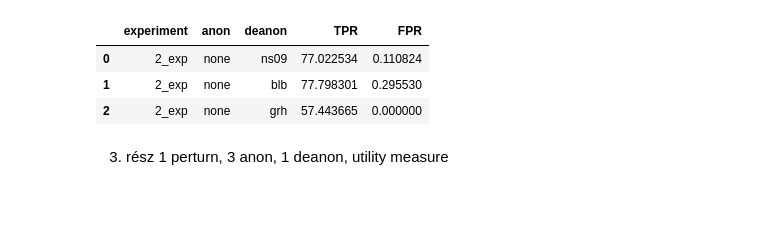
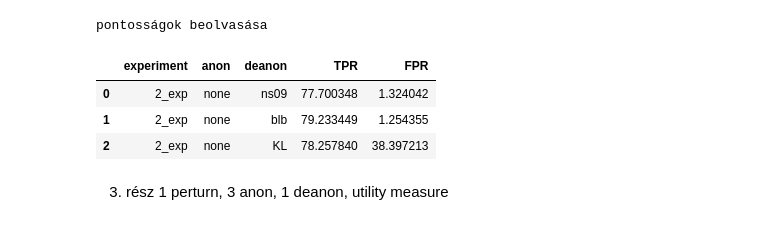
Before and after one commit to TopiCsarno/tranzakcio_anon, a Jupyter notebook: tutorial.ipynb, the cells around one changed output. Cells and saved outputs as stored; diff of their text form; code cells hidden in the pictures.

```diff
--- a/tutorial.ipynb
+++ b/tutorial.ipynb
@@ -84,4 +101,4 @@ fig.show()
 # paraméterek
 experiment = '2_exp'
 network = 'enron'
-size = 3000
+size = 2000
@@ -110,5 +108,6 @@ Creating test data for: enron [2_exp]
 # %%
-# ez az ns09 algo
-simulate(network, size, experiment, 'ns09', 1, 'random.25', 50, 0.01)
+# Három deanon algoritmus (ki lehet fejteni szövegesen)
+print('ns09 deanonimizáció futtatása')
+simulate(network, size, experiment, 'ns09', 'random.25', 50, 0.01)
 # ez a blb, mit tud?
 # %% [output]
@@ -132,3 +115,4 @@ Simulating: e0_v0
 # %%
-simulate(network, size, experiment, 'blb', 1, 'random.25', 50, '0.1,0.5')
+print('blb deanonimizáció futtatása')
+simulate(network, size, experiment, 'blb', 'random.25', 50, '0.1,0.5')
 # %% [output]
@@ -152,4 +120,4 @@ Simulating: e0_v0
 # %%
-# ez a grh (TODO) -> KL implement
-simulate(network, size, experiment, 'grh', 1, 'random.25', 50, 0.1)
+print('KL deanonimizáció futtatása')
+simulate(network, size, experiment, 'KL', 'random.25', 50, 100)
 # %% [output]
@@ -173,15 +125,16 @@ Simulating: e0_v0
 # %%
-# add new data
+print('pontosságok beolvasása')
 df = pd.DataFrame(columns=['experiment', 'anon', 'deanon', 'TPR', 'FPR'])
-for deanon in ['ns09', 'blb', 'grh']:
+for deanon in ['ns09', 'blb', 'KL']:
 	TPR, _, FPR, _ = read_accuracy(network, size, experiment, deanon)['avg']
 	df = df.append({'experiment':experiment, 'anon':'none', 'deanon':deanon, 'TPR':TPR, 'FPR':FPR}, ignore_index=True)
 df
 # %% [output]
+pontosságok beolvasása
 |  | experiment | anon | deanon | TPR | FPR |
-| 0 | 2_exp | none | ns09 | 77.022534 | 0.110824 |
-| 1 | 2_exp | none | blb | 77.798301 | 0.295530 |
-| 2 | 2_exp | none | grh | 57.443665 | 0.000000 |
+| 0 | 2_exp | none | ns09 | 77.700348 | 1.324042 |
+| 1 | 2_exp | none | blb | 79.233449 | 1.254355 |
+| 2 | 2_exp | none | KL | 78.257840 | 38.397213 |
 # %%
 fig = px.scatter(df, x='FPR', y='TPR',
     symbol='deanon',
```
Also changed, not shown: parts of 20 cells of this notebook, 3 other files.
